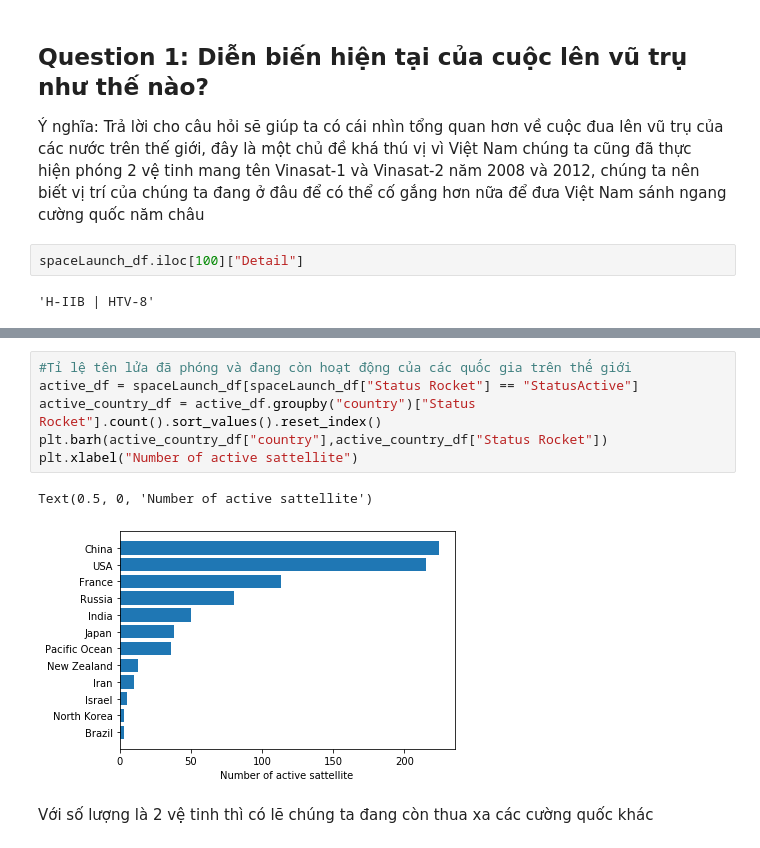
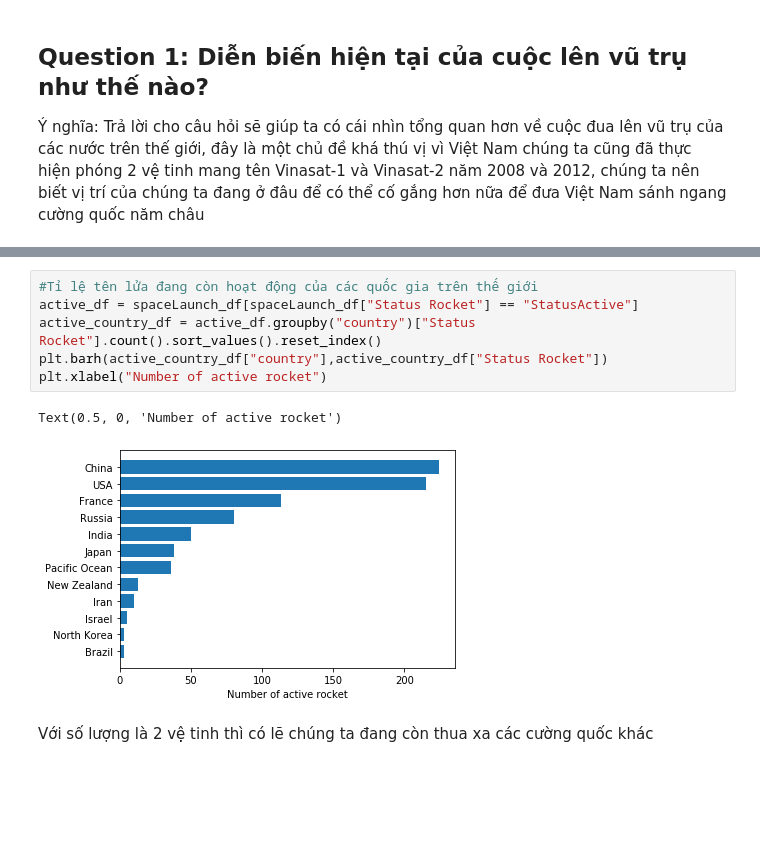
Before and after one commit to TranPhu1999/DH-LTKHDL-CK, a Jupyter notebook: 1712664-TranDucPhu_space.ipynb, the cells around one changed output, grey strips where cells are left out. Cells and saved outputs as stored; diff of their text form; blank space fills up the shorter version.

```diff
--- a/1712664-TranDucPhu_space.ipynb
+++ b/1712664-TranDucPhu_space.ipynb
@@ -214,10 +196,6 @@ dtype: object
 # %% [markdown]
 ## Question 1: Diễn biến hiện tại của cuộc lên vũ trụ như thế nào?
 Ý nghĩa: Trả lời cho câu hỏi sẽ giúp ta có cái nhìn tổng quan hơn về cuộc đua lên vũ trụ của các nước trên thế giới, đây là một chủ đề khá thú vị vì Việt Nam chúng ta cũng đã thực hiện phóng 2 vệ tinh mang tên Vinasat-1 và Vinasat-2 năm 2008 và 2012, chúng ta nên biết vị trí của chúng ta đang ở đâu để có thể cố gắng hơn nữa để đưa Việt Nam sánh ngang cường quốc năm châu
-# %%
-spaceLaunch_df.iloc[100]["Detail"]
-# %% [output]
-'H-IIB | HTV-8'
 # %%
 #Ta tìm xem thử 2 vệ tinh Vinasat-1 và Vinasat-2 của Việt Nam
 for i in range(spaceLaunch_df.shape[0]):
@@ -248,14 +226,14 @@ month                                                             4
 country                                                      France
 Name: 824, dtype: object
 # %%
-#Tỉ lệ tên lửa đã phóng và đang còn hoạt động của các quốc gia trên thế giới
+#Tỉ lệ tên lửa đang còn hoạt động của các quốc gia trên thế giới
 active_df = spaceLaunch_df[spaceLaunch_df["Status Rocket"] == "StatusActive"]
 active_country_df = active_df.groupby("country")["Status Rocket"].count().sort_values().reset_index()
 plt.barh(active_country_df["country"],active_country_df["Status Rocket"])
-plt.xlabel("Number of active sattellite")
+plt.xlabel("Number of active rocket")
 # %% [output]
-Text(0.5, 0, 'Number of active sattellite')
+Text(0.5, 0, 'Number of active rocket')
-[figure, old version]
+[figure, new version]
 # %% [markdown]
 Với số lượng là 2 vệ tinh thì có lẽ chúng ta đang còn thua xa các cường quốc khác
 # %%
```
Also changed, not shown: parts of 9 cells of this notebook.
